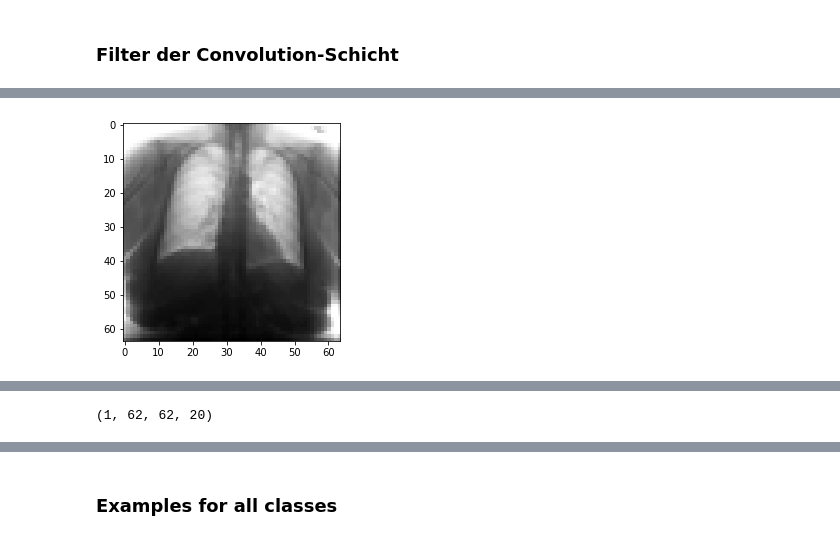
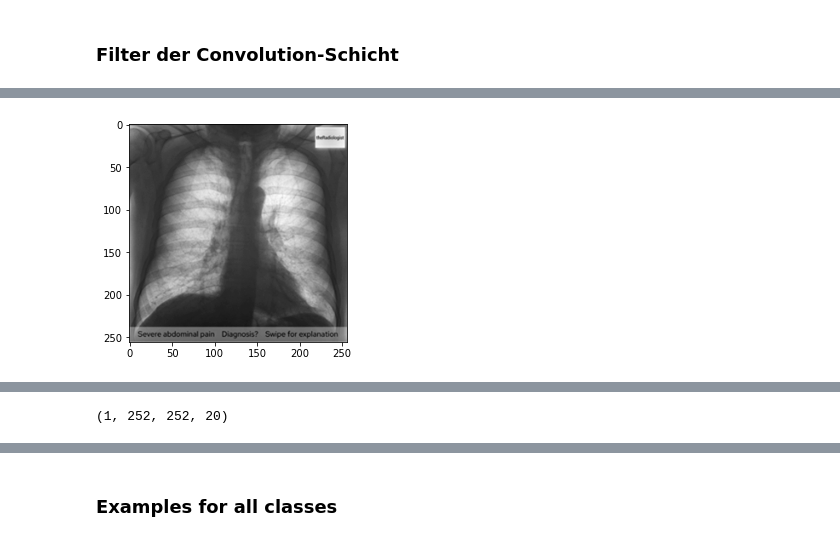
Before and after one commit to fuchsidev/ml_covid_xray, a Jupyter notebook: CNN Test sampledata.ipynb, the cells around one changed output, grey strips where cells are left out. Cells and saved outputs as stored; diff of their text form; code cells hidden in the pictures.

```diff
--- a/CNN Test sampledata.ipynb
+++ b/CNN Test sampledata.ipynb
@@ -80,13 +80,14 @@ x_sample,y_sample, classes = fetch_sampledata(sample_path)
 #print("Sample Data")
 #plot_samples(x_sample,y_sample)
 # %%
-from sklearn.model_selection import train_test_split
-import random
+# from sklearn.model_selection import train_test_split
+# import random
 
-X_train, X_test = train_test_split(x_sample, train_size=0.90, test_size=0.10)
-y_train_classes, y_test_classes = train_test_split(y_sample, train_size=0.90, test_size=0.10)
+# X_train, X_test = train_test_split(x_sample, train_size=0.90, test_size=0.10)
+# y_train_classes, y_test_classes = train_test_split(y_sample, train_size=0.90, test_size=0.10)
+
+
+y_train_classes = y_train
+y_test_classes = y_test
 y_train = tf.keras.utils.to_categorical(y_train_classes, 4)
 y_test = tf.keras.utils.to_categorical(y_test_classes, 4)
-
-
-classes = ["COVID", "HEALTHY", "PNEUMONIA_BAC", "PNEUMONIA_VIR"]
@@ -152,7 +155,7 @@ callback_stop = tf.keras.callbacks.EarlyStopping(
 from tensorflow.keras.models import Sequential
 from tensorflow.keras.layers import Conv2D, Flatten, Dense, MaxPooling2D, Dropout
 
-data_dims = (64, 64, 1)
+data_dims = (256, 256, 1)
 
 model_1 = Sequential([
     Dense(100, activation="sigmoid", input_shape=data_dims),
@@ -229,6 +232,7 @@ model_6.compile(
 model_7 = Sequential([
     Conv2D(20, kernel_size=(3, 3), activation="relu", padding="same", input_shape=data_dims),
     MaxPooling2D(pool_size=(2, 2)),
+    #Dropout(0.30),
     Conv2D(20, kernel_size=(3, 3), activation="relu", padding="same"),
     MaxPooling2D(pool_size=(2, 2)),
     Dropout(0.30),
@@ -244,7 +248,7 @@ model_7 = Sequential([
 ])
 
 model_7.compile(
-    optimizer="rmsprop",
+    optimizer="adam",
     loss="categorical_crossentropy",
     metrics=["accuracy", "categorical_crossentropy", f1_m, precision_m, recall_m])
 # %%
@@ -299,15 +321,16 @@ from sklearn.utils import class_weight
 log_dir = os.path.join("logs", "fit", datetime.datetime.now().strftime("%Y%m%d-%H%M%S"))
 tensorboard_callback = tf.keras.callbacks.TensorBoard(log_dir=log_dir, histogram_freq=1)
 
+print(X_train.shape)
 
 model.fit(
-    X_train.reshape(-1, 64, 64, 1), y_train,
-    epochs=20,
-    batch_size=25,
+    X_train.reshape(-1, 256, 256, 1), y_train,
+    epochs=10,
+    batch_size=100,
     #shuffle=True,
-    #class_weight
-    sample_weight=[s_weights],
-    validation_data=(X_test.reshape(-1, 64, 64, 1), y_test),
+    #class_weight=c_weights,
+    #sample_weight=s_weights,
+    validation_data=(X_test.reshape(-1, 256, 256, 1), y_test),
     #callbacks=[callback_stop],
     verbose=1
     )
@@ -594,14 +616,18 @@ model_l1 = Sequential()
 model_l1.add(Conv2D(20,
                    kernel_size=(3, 3),
                    activation="relu",
-                   input_shape=(28, 28, 1),
+                   input_shape=(64, 64, 1),
                    weights=model.layers[0].get_weights()))
+model_l1.add(Conv2D(20,
+                   kernel_size=(3, 3),
+                   activation="relu",
+                   weights=model.layers[2].get_weights()))
 # %%
-img_nbr = 3
+img_nbr = 4
 
 plt.imshow(X_train[img_nbr], cmap=plt.cm.binary)
 plt.show()
-result = model_l1.predict(X_train[img_nbr].reshape(1, 64, 64, 1))
+result = model_l1.predict(X_train[img_nbr].reshape(1, 256, 256, 1))
 result.shape
 # %% [output]
-[figure, old version]
+[figure, new version]
@@ -609,4 +635,4 @@ WARNING:tensorflow:Model was constructed with shape (None, 28, 28, 1) for input
-(1, 62, 62, 20)
+(1, 252, 252, 20)
 # %%
 plt.figure(figsize=(15, 15))
 for i in range(20):
```
Also changed, not shown: parts of 26 cells of this notebook.
